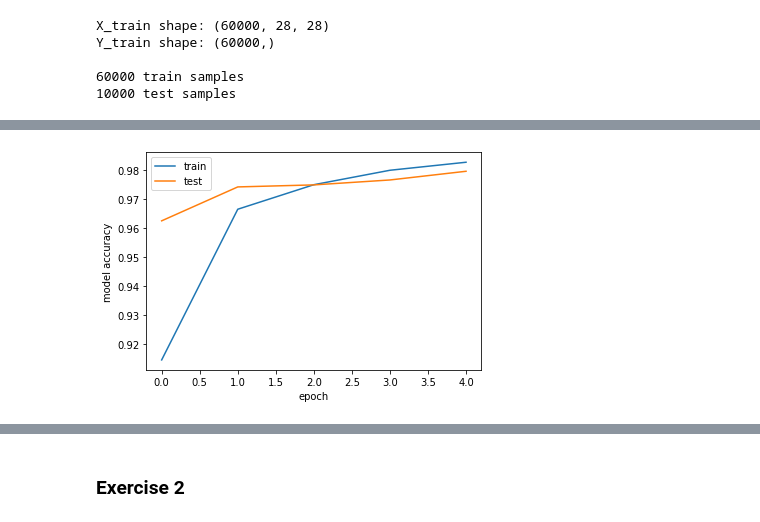
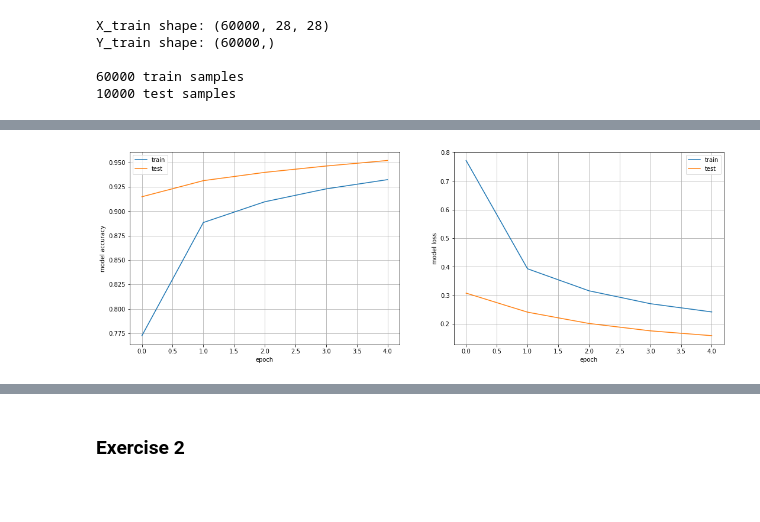
Before and after one commit to azzauzuaz/Numerical-Simulation-Laboratory, a Jupyter notebook: Lesson_12/Lesson_12.ipynb, the cells around one changed output, grey strips where cells are left out. Cells and saved outputs as stored; diff of their text form; code cells hidden in the pictures; blank space fills up the shorter version.

```diff
--- a/Lesson_12/Lesson_12.ipynb
+++ b/Lesson_12/Lesson_12.ipynb
@@ -76,14 +87,0 @@ def compile_model(optim):
-# %%
-batch_size = 32
-epochs = 5
-optim = "Adam"
-
-# create the deep neural net
-model_DNN = compile_model(optim)
-
-# train DNN and store training info in history
-history = model_DNN.fit(X_train, Y_train,
-          batch_size=batch_size,
-          epochs=epochs,
-          verbose=1,
-          validation_data=(X_test, Y_test))
@@ -102,27 +88,58 @@ Epoch 5/5
 # %%
-# evaluate model
-score = model_DNN.evaluate(X_test, Y_test, verbose=1)
+# Step 4: Train the model
 
-# print performance
-print()
-print('Test loss:', score[0])
-print('Test accuracy:', score[1])
+# training parameters
+batch_size = 32
+epochs = 5
+optims = ["sgd","Adam","RMSprop"]
 
-# look into training history
+index = 1
 
-# summarize history for accuracy
-plt.plot(history.history['accuracy'])
-plt.plot(history.history['val_accuracy'])
-plt.ylabel('model accuracy')
-plt.xlabel('epoch')
-plt.legend(['train', 'test'], loc='best')
-plt.show()
+for optim in optims:
 
-# summarize history for loss
-plt.plot(history.history['loss'])
-plt.plot(history.history['val_loss'])
-plt.ylabel('model loss')
-plt.xlabel('epoch')
-plt.legend(['train', 'test'], loc='best')
-plt.show()
+    # create the deep neural net
+    model_DNN = compile_model(optim)
+
+    # train DNN and store training info in history
+    history = model_DNN.fit(X_train, Y_train,
+              batch_size=batch_size,
+              epochs=epochs,
+              verbose=0,
+              validation_data=(X_test, Y_test))
+
+    # Step 5: Evaluate the Model Performance on the Unseen Test Data
+
+    # evaluate model
+    score = model_DNN.evaluate(X_test, Y_test, verbose=0)
+
+    # print performance
+    print('Optimizer: ', optim)
+    print('Test loss:', score[0])
+    print('Test accuracy:', score[1])
+
+    plt.figure(index, figsize = (18, 6))
+
+    # look into training history
+
+    # summarize history for accuracy
+    plt.subplot(1, 2, 1)
+    plt.plot(history.history['accuracy'])
+    plt.plot(history.history['val_accuracy'])
+    plt.ylabel('model accuracy')
+    plt.xlabel('epoch')
+    plt.legend(['train', 'test'], loc='best')
+    plt.grid(True)
+
+    # summarize history for loss
+    plt.subplot(1, 2, 2)
+    plt.plot(history.history['loss'])
+    plt.plot(history.history['val_loss'])
+    plt.ylabel('model loss')
+    plt.xlabel('epoch')
+    plt.legend(['train', 'test'], loc='best')
+    plt.grid(True)
+
+    plt.show()
+
+    index=index+1
 # %% [output]
@@ -133 +149 @@ Test accuracy: 0.9797000288963318
-[figure, old version]
+[figure, new version]
```
Also changed, not shown: parts of 26 cells of this notebook.
